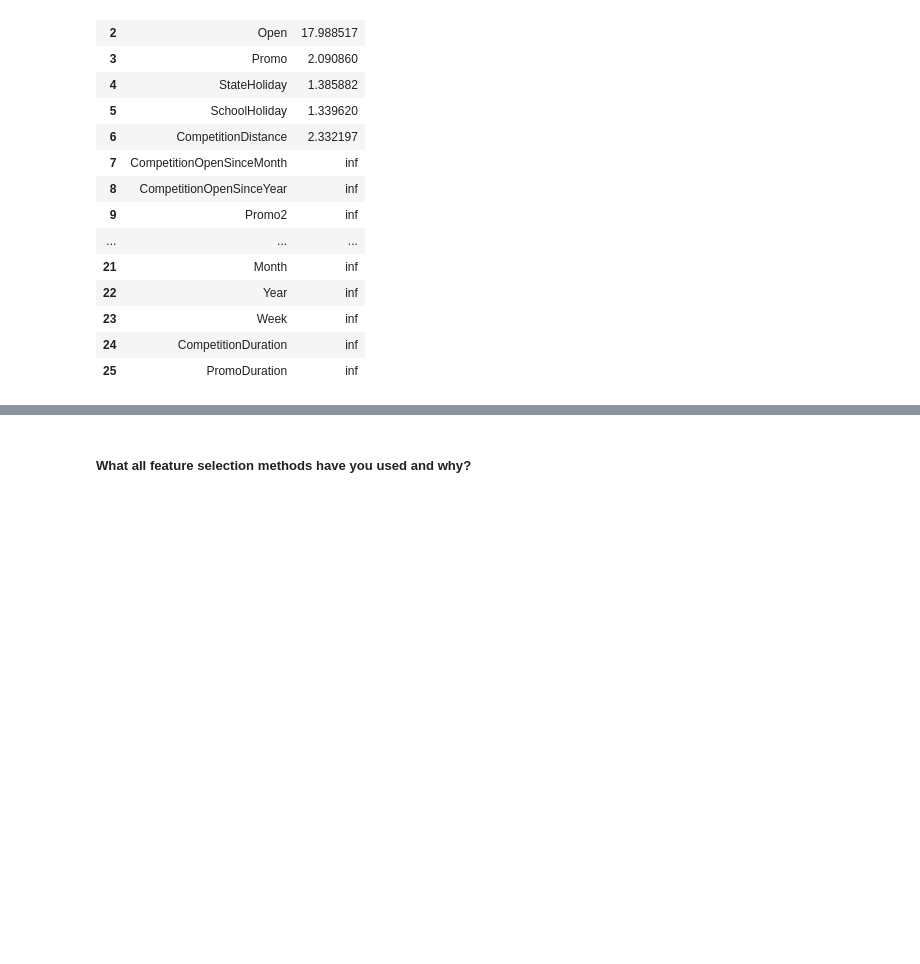
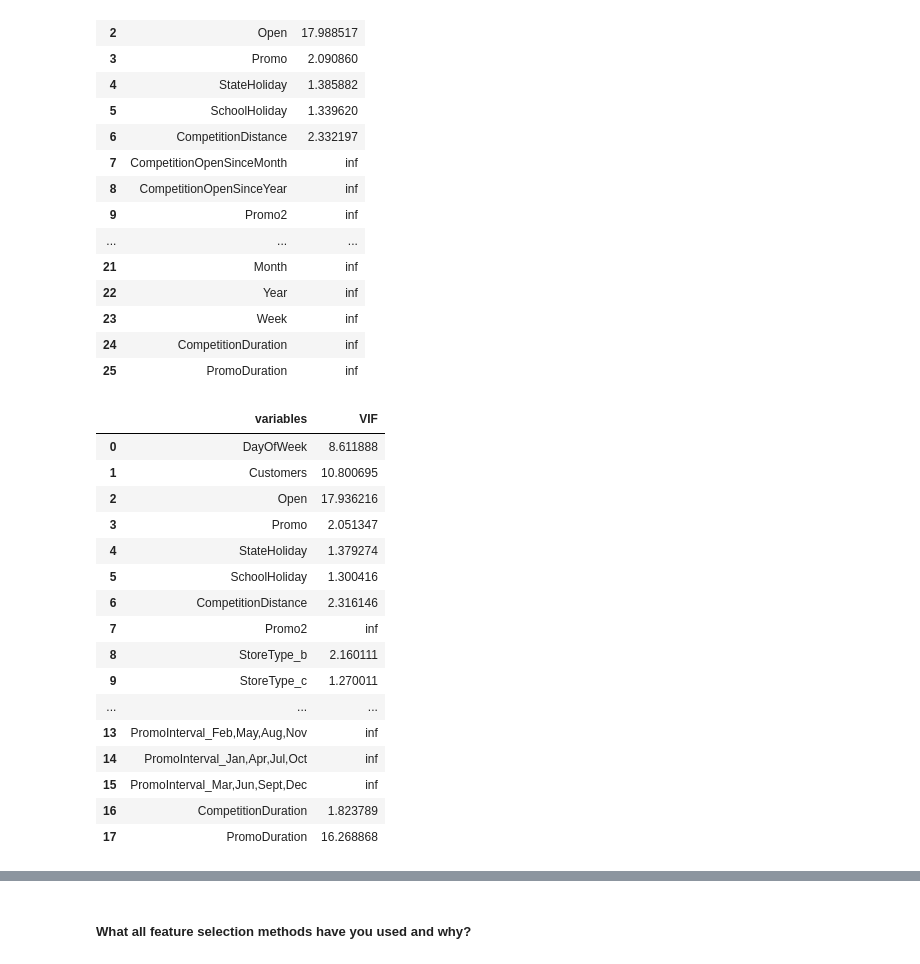
Before and after one commit to Shahrukh2016/Retail_Sales_Prediction, a Jupyter notebook: IndividualColab_RetailSalesPrediction.ipynb, the cells around one changed output, grey strips where cells are left out. Cells and saved outputs as stored; diff of their text form; code cells hidden in the pictures; blank space fills up the shorter version.

```diff
--- a/IndividualColab_RetailSalesPrediction.ipynb
+++ b/IndividualColab_RetailSalesPrediction.ipynb
@@ -1501,3 +1582,24 @@ calc_vif(df_new[[i for i in df_new.describe().columns if i not in ["Store", "Sal
 | 23 | Week | inf |
 | 24 | CompetitionDuration | inf |
 | 25 | PromoDuration | inf |
+# %%
+# We have extracted the information of "Promo2SinceWeek", "Promo2SinceYear", "CompetitionOpenSinceMonth", "CompetitionOpenSinceYear", "Day", "Month", "Year", "Week" from our derived features "CompetitionDuration" and "PromoDuration" and have 0 correlation from "Sales". So we can drop them.
+calc_vif(df_new[[i for i in df_new.describe().columns if i not in ["Store", "Sales", "Promo2SinceWeek", "Promo2SinceYear", "CompetitionOpenSinceMonth", "CompetitionOpenSinceYear", "Day", "Month", "Year", "Week"]]])
+# %% [output]
+|  | variables | VIF |
+| 0 | DayOfWeek | 8.611888 |
+| 1 | Customers | 10.800695 |
+| 2 | Open | 17.936216 |
+| 3 | Promo | 2.051347 |
+| 4 | StateHoliday | 1.379274 |
+| 5 | SchoolHoliday | 1.300416 |
+| 6 | CompetitionDistance | 2.316146 |
+| 7 | Promo2 | inf |
+| 8 | StoreType_b | 2.160111 |
+| 9 | StoreType_c | 1.270011 |
+| ... | ... | ... |
+| 13 | PromoInterval_Feb,May,Aug,Nov | inf |
+| 14 | PromoInterval_Jan,Apr,Jul,Oct | inf |
+| 15 | PromoInterval_Mar,Jun,Sept,Dec | inf |
+| 16 | CompetitionDuration | 1.823789 |
+| 17 | PromoDuration | 16.268868 |
```
Also changed, not shown: parts of 18 cells of this notebook.
